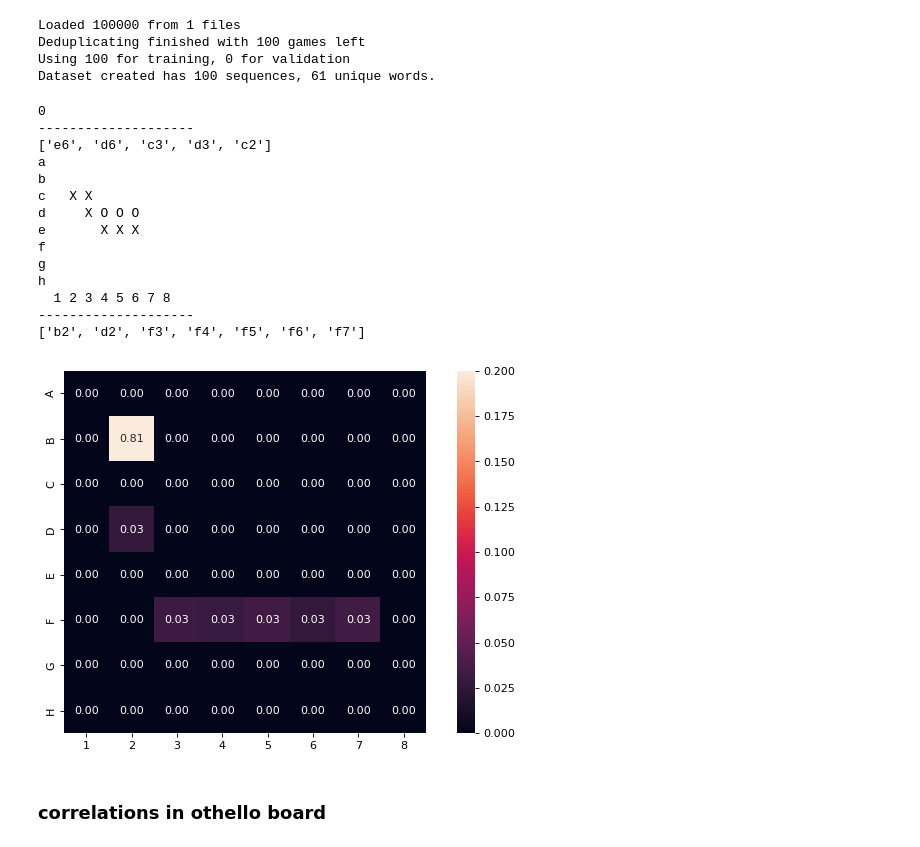
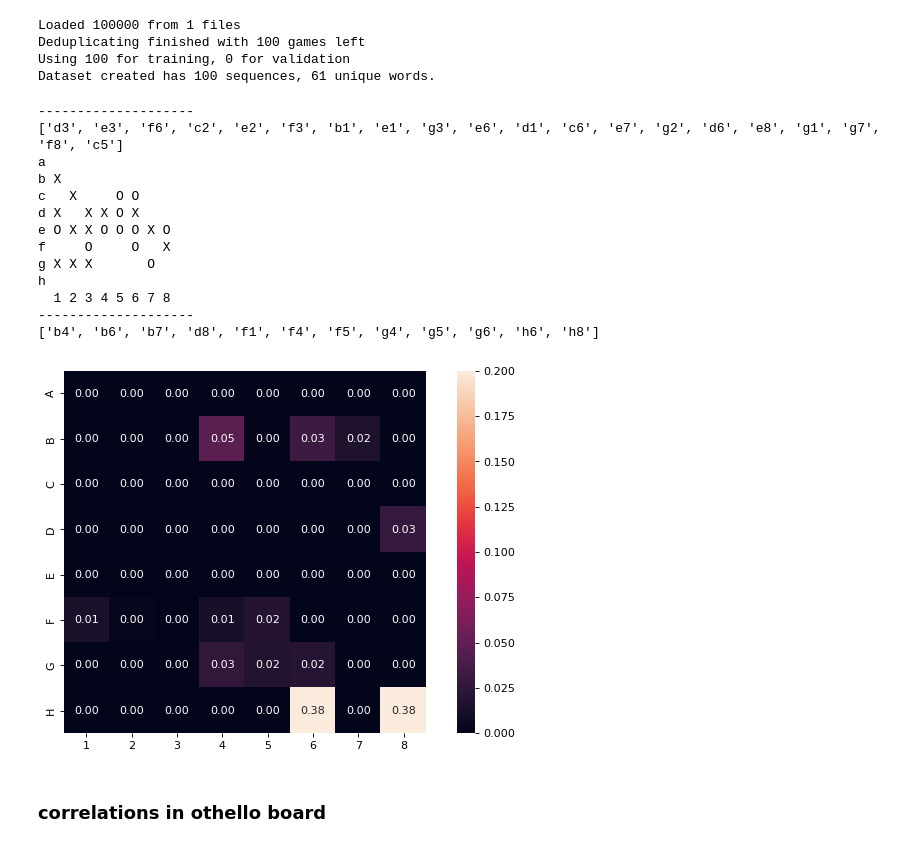
Before and after one commit to icemoon97/othello_world, a Jupyter notebook: othello_visualizations.ipynb, the cells around one changed output. Cells and saved outputs as stored; diff of their text form; code cells hidden in the pictures.

Commit message:
have basic setup for playertype interventions

```diff
--- a/othello_visualizations.ipynb
+++ b/othello_visualizations.ipynb
@@ -317,49 +317,55 @@ heatmap_images[0].save('heatmap_animation.gif', save_all=True, append_images=hea
 # %%
 model, device = load_othello_model("playertype/playertype_e40")
 # %%
-othello = Othello(data_root="othello_1player", n_games=100, test_split=0)
-player_types, games = zip(*othello)
-train_dataset = CharDataset(games)
+othello = Othello(data_root="othello_synthetic", n_games=100, test_split=0, deduplicate=True)
+train_dataset = CharDataset(othello)
+# player_types, games = zip(*othello)
+# train_dataset = CharDataset(games)
 # %% [output]
 Loaded 100000 from 1 files
 Deduplicating finished with 100 games left
 Using 100 for training, 0 for validation
 Dataset created has 100 sequences, 61 unique words.
 # %%
-game_index = 1
-partial_game = games[game_index][:5]
-print(player_types[game_index])
+# game_index = 1
+# partial_game = games[game_index][:5]
+# print(player_types[game_index])
+# partial_game = ['c4', 'c5', 'b6', 'b5']
+# partial_game = ['c4', 'c5', 'b6', 'b5', 'a6', 'e3', 'f4', 'g3', 'g4', 'g5']
+# partial_game = [permit(x) for x in partial_game]
+partial_game = othello[0][:20]
 ob = OthelloBoardState()
 ob.update(partial_game)
 ob.__print__()
 print([permit_reverse(x) for x in ob.get_valid_moves()])
 # %% [output]
-0
 --------------------
-['e6', 'd6', 'c3', 'd3', 'c2']
+['d3', 'e3', 'f6', 'c2', 'e2', 'f3', 'b1', 'e1', 'g3', 'e6', 'd1', 'c6', 'e7', 'g2', 'd6', 'e8', 'g1', 'g7', 'f8', 'c5']
 a
-b
-c   X X
-d     X O O O
-e       X X X
-f
-g
+b X
+c   X     O O
+d X   X X O X
+e O X X O O O X O
+f     O     O   X
+g X X X       O
 h
   1 2 3 4 5 6 7 8
 --------------------
-['b2', 'd2', 'f3', 'f4', 'f5', 'f6', 'f7']
+['b4', 'b6', 'b7', 'd8', 'f1', 'f4', 'f5', 'g4', 'g5', 'g6', 'h6', 'h8']
 # %%
-# load partial game onto GPU
-history = torch.tensor([train_dataset.stoi[s] for s in partial_game], dtype=torch.long).to(device)
-# get model prediction
-pred, _ = model(history[None, :])
-# transform into probability for each board state
-pred = torch.softmax(pred[0, -1, :], dim=0)
-pred = pred.detach().cpu().numpy()
+def get_pred(model, device, partial_game):
+    # load partial game onto GPU
+    history = torch.tensor([train_dataset.stoi[s] for s in partial_game], dtype=torch.long).to(device)
+    # get model prediction
+    pred, _ = model(history[None, :])
+    # transform into probability for each board state
+    pred = torch.softmax(pred[0, -1, :], dim=0)
+    return pred.detach().cpu().numpy()
 # %%
+pred = get_pred(model, device, partial_game)
 fig = draw_heatmap_from_tokens(pred, vmin=0, vmax=0.2)
 # %% [output]
-[figure, old version]
+[figure, new version]
 # %% [markdown]
 ### correlations in othello board
 # %%
```
Also changed, not shown: parts of 1 cell of this notebook, 1 other file.
